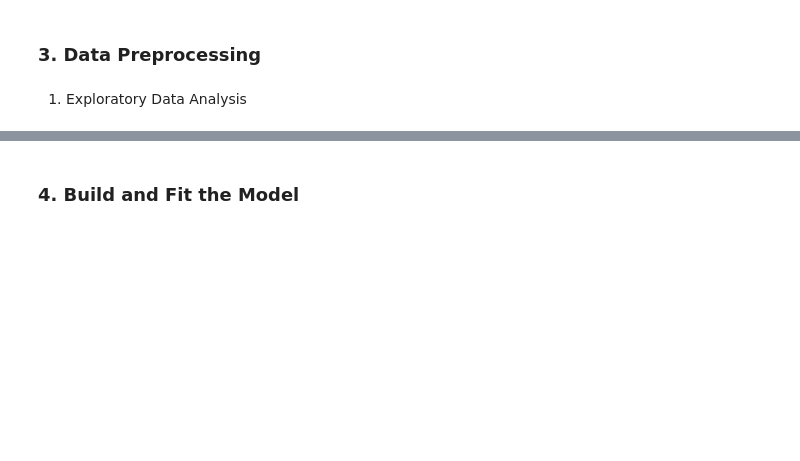
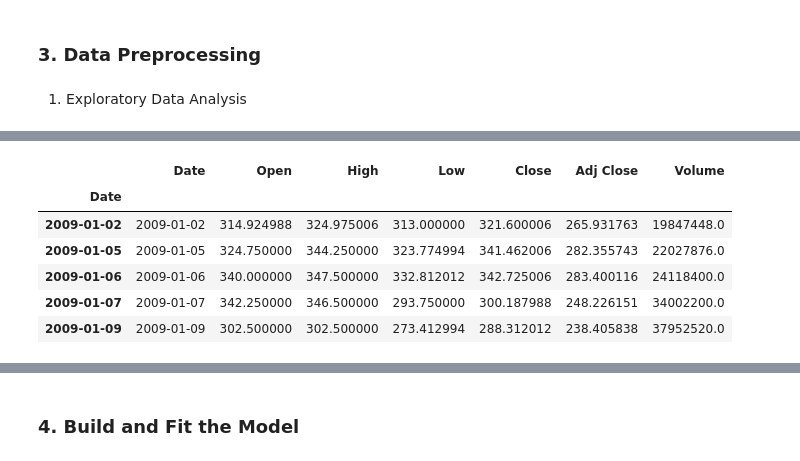
Before and after one commit to fatahrahimi330/100-Machine-Learning-Projects, a Jupyter notebook: 25-Predicting Stock Price Direction/predicting_stock_price_direction.ipynb, the cells around one changed output, grey strips where cells are left out. Saved outputs shown, nothing was run; the diff lists cells and outputs as text; code cells hidden in the pictures; blank space fills up the shorter version.

```diff
--- a/25-Predicting Stock Price Direction/predicting_stock_price_direction.ipynb
+++ b/25-Predicting Stock Price Direction/predicting_stock_price_direction.ipynb
@@ -20,0 +72,11 @@ df.head()
+# %%
+df.index = pd.to_datetime(df['Date'])
+df.head()
+# %% [output]
+|  | Date | Open | High | Low | Close | Adj Close | Volume |
+| Date |  |  |  |  |  |  |  |
+| 2009-01-02 | 2009-01-02 | 314.924988 | 324.975006 | 313.000000 | 321.600006 | 265.931763 | 19847448.0 |
+| 2009-01-05 | 2009-01-05 | 324.750000 | 344.250000 | 323.774994 | 341.462006 | 282.355743 | 22027876.0 |
+| 2009-01-06 | 2009-01-06 | 340.000000 | 347.500000 | 332.812012 | 342.725006 | 283.400116 | 24118400.0 |
+| 2009-01-07 | 2009-01-07 | 342.250000 | 346.500000 | 293.750000 | 300.187988 | 248.226151 | 34002200.0 |
+| 2009-01-09 | 2009-01-09 | 302.500000 | 302.500000 | 273.412994 | 288.312012 | 238.405838 | 37952520.0 |
```
Also changed, not shown: parts of 16 cells of this notebook, 2 other files.
